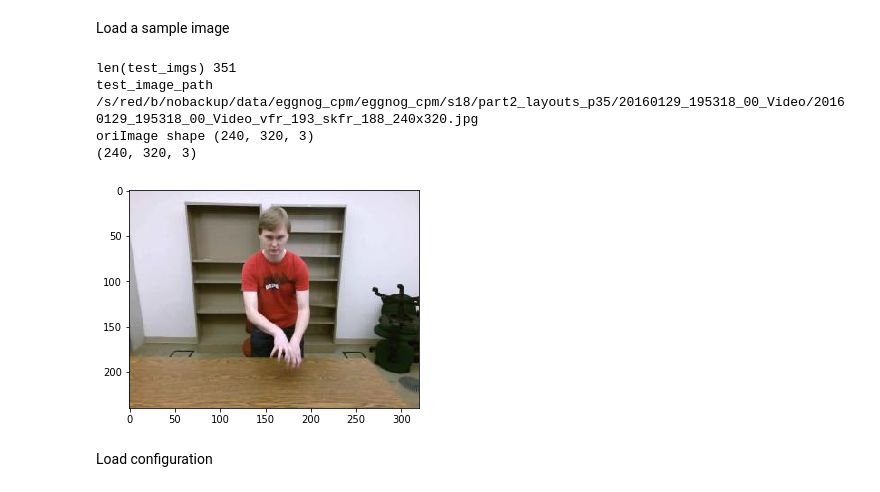
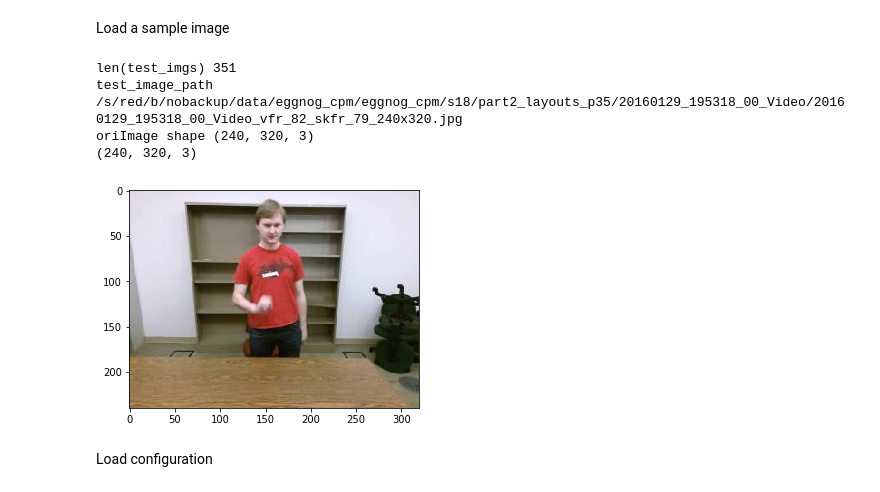
Before and after one commit to GuruMulay/Adapting-RGB-Pose-Estimation-to-New-Domains, a Jupyter notebook: test_common.ipynb, the cells around one changed output. Drawn from its saved outputs; the diff is of its cells as text; code cells hidden in the pictures.

```diff
--- a/test_common.ipynb
+++ b/test_common.ipynb
@@ -176,32 +176,32 @@ import util
 # %%
 test_dir = '/s/red/b/nobackup/data/eggnog_cpm/eggnog_cpm/s18/part2_layouts_p35/20160129_195318_00_Video/'
 # "/s/red/b/nobackup/data/eggnog_cpm/eggnog_cpm_test/s05/part1_layout_p10/20151114_014811_00_Video/"
 # '/s/chopin/k/grad/guru5/red-b/data/eggnog_cpm/eggnog_cpm_test/test_set/20160129_192551_00_Video_version2/'
 test_imgs = [im for im in os.listdir(test_dir) if im.endswith(".jpg")]
 
 print("len(test_imgs)", len(test_imgs))  #, test_imgs)
 
-img_idx = 21
+img_idx = 10
 
 
 # test_image = 'sample_images/ski1.jpg'
 test_image = os.path.join(test_dir, test_imgs[img_idx])
 
 print("test_image_path", test_image)
 
 oriImg = cv2.imread(test_image)  # B,G,R order
 print("oriImage shape", oriImg.shape)
 plt.imshow(oriImg[:,:,::-1])
 print(oriImg.shape)
 
 # if eggnog_testing:  # use RGB order for now (6/26)
 #     oriImg = oriImg[:, :, ::-1]  # BGR to RGB
 # %% [output]
 len(test_imgs) 351
-test_image_path /s/red/b/nobackup/data/eggnog_cpm/eggnog_cpm/s18/part2_layouts_p35/20160129_195318_00_Video/20160129_195318_00_Video_vfr_193_skfr_188_240x320.jpg
+test_image_path /s/red/b/nobackup/data/eggnog_cpm/eggnog_cpm/s18/part2_layouts_p35/20160129_195318_00_Video/20160129_195318_00_Video_vfr_82_skfr_79_240x320.jpg
 oriImage shape (240, 320, 3)
 (240, 320, 3)
-[figure, old version]
+[figure, new version]
 # %% [markdown]
 Load configuration
 # %%
```
Also changed, not shown: parts of 6 cells of this notebook, 2 other files.
